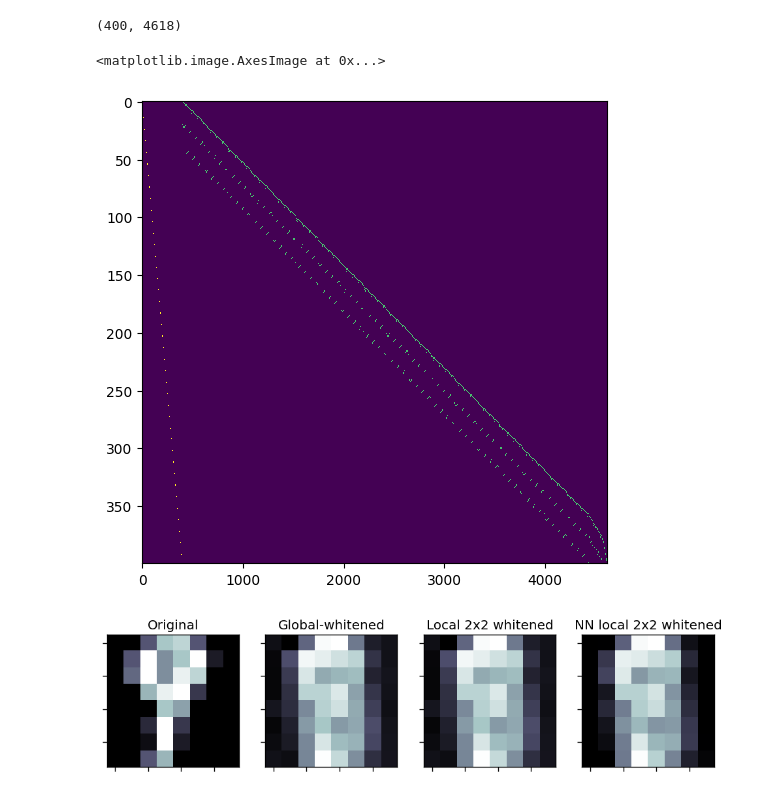
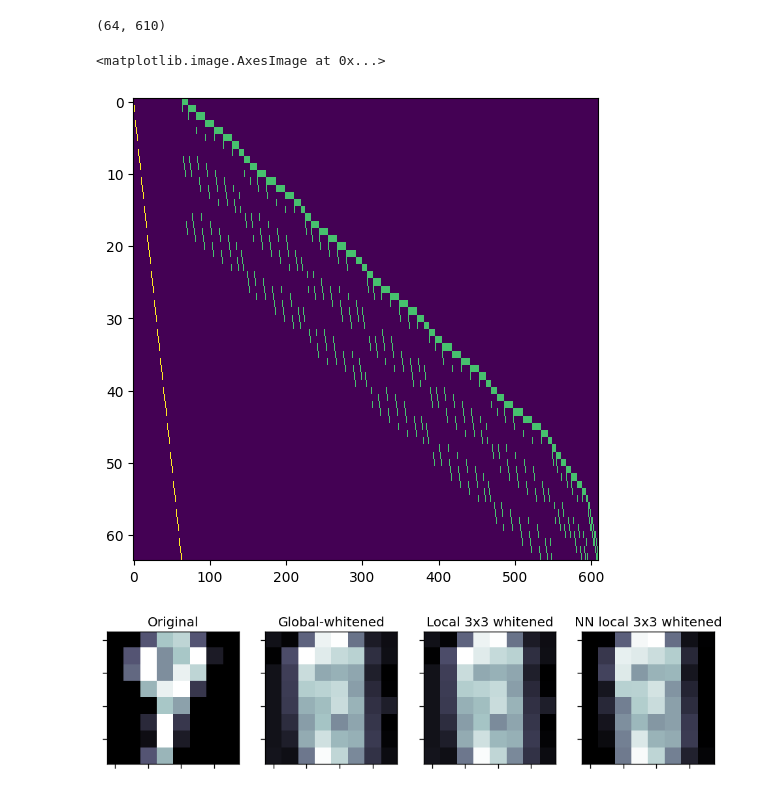
Before and after one commit to lyndond/frame_whitening, a Jupyter notebook: figures_new/convolutional.ipynb, the cells around one changed output. Cells and saved outputs as stored; diff of their text form; code cells hidden in the pictures.

```diff
--- a/figures_new/convolutional.ipynb
+++ b/figures_new/convolutional.ipynb
@@ -34,56 +34,57 @@ Lxx = np.linalg.cholesky(alpha * I + Cxx)
 # g, g_all, errors, variances = sim.simulate([Lxx], W64, 0, 5000, .01, g0=None, online=False, seed=42069)
 # %%
 
-import itertools
-def get_conv_weights(n, m, h, w):
+# import itertools
+# def get_conv_weights(n, m, h, w):
 
-    # n, m = 20, 20
-    # h, w = 3, 3
-    nm = n * m
-    hw = h * w
-    WI = np.zeros((nm, nm)).T
+#     # n, m = 20, 20
+#     # h, w = 3, 3
+#     nm = n * m
+#     hw = h * w
+#     WI = np.zeros((nm, nm)).T
 
-    for i in range(nm):
-        WI[i, i] = 1
+#     for i in range(nm):
+#         WI[i, i] = 1
 
-    idx_set = set()
-    WP = []
-    normalize = lambda x: x / np.linalg.norm(x)
+#     idx_set = set()
+#     WP = []
+#     normalize = lambda x: x / np.linalg.norm(x)
 
-    all_indices = list(itertools.product(range(n), range(m)))
-    for i, j in all_indices:
-        for k, l in all_indices:
+#     all_indices = list(itertools.product(range(n), range(m)))
+#     for i, j in all_indices:
+#         for k, l in all_indices:
 
-            # get flat indices
-            ij_flat = np.ravel_multi_index((i, j), (n, m))
-            kl_flat = np.ravel_multi_index((k, l), (n, m))
-            if (
-                (i, j) != (k, l) and
-                (ij_flat, kl_flat) not in idx_set and
-                (kl_flat, ij_flat) not in idx_set and
-                np.abs(i - k) < h and
-                np.abs(j - l) < w
-            ):
-                idx_set.add((ij_flat, kl_flat))
-                # pair (i, j) and (k, l) via flattened indices, and normalize
-                wp = np.zeros(nm)
-                wp[ij_flat] = 1
-                wp[kl_flat] = 1
-                WP.append(normalize(wp))
+#             # get flat indices
+#             ij_flat = np.ravel_multi_index((i, j), (n, m))
+#             kl_flat = np.ravel_multi_index((k, l), (n, m))
+#             if (
+#                 (i, j) != (k, l) and
+#                 (ij_flat, kl_flat) not in idx_set and
+#                 (kl_flat, ij_flat) not in idx_set and
+#                 np.abs(i - k) < h and
+#                 np.abs(j - l) < w
+#             ):
+#                 idx_set.add((ij_flat, kl_flat))
+#                 # pair (i, j) and (k, l) via flattened indices, and normalize
+#                 wp = np.zeros(nm)
+#                 wp[ij_flat] = 1
+#                 wp[kl_flat] = 1
+#                 WP.append(normalize(wp))
 
-    WP = np.stack(WP, 0)
+#     WP = np.stack(WP, 0)
 
-    W = np.concatenate([WI, WP], 0).T
-    return W
+#     W = np.concatenate([WI, WP], 0).T
+#     return W
 
-W = get_conv_weights(20, 20, 3, 3)
+h, w = 3, 3
+W = fw.get_conv_frame(8, 8, h, w)
 print(W.shape)
 fig, ax = plt.subplots(1, 1, figsize=(6, 6))
 ax.imshow(W, aspect="auto", interpolation="none")
 # %% [output]
-(400, 4618)
+(64, 610)
 <matplotlib.image.AxesImage at 0x...>
-[figure, old version]
+[figure, new version]
 # %%
 g, g_all, errors, variances = sim.simulate([Lxx], W, 0, 5000, .01, g0=None, online=False, seed=42069, clamp=False)
 M = np.linalg.inv(I + W @ np.diag(np.squeeze(g))@W.T)
```
Also changed, not shown: 3 other files.
